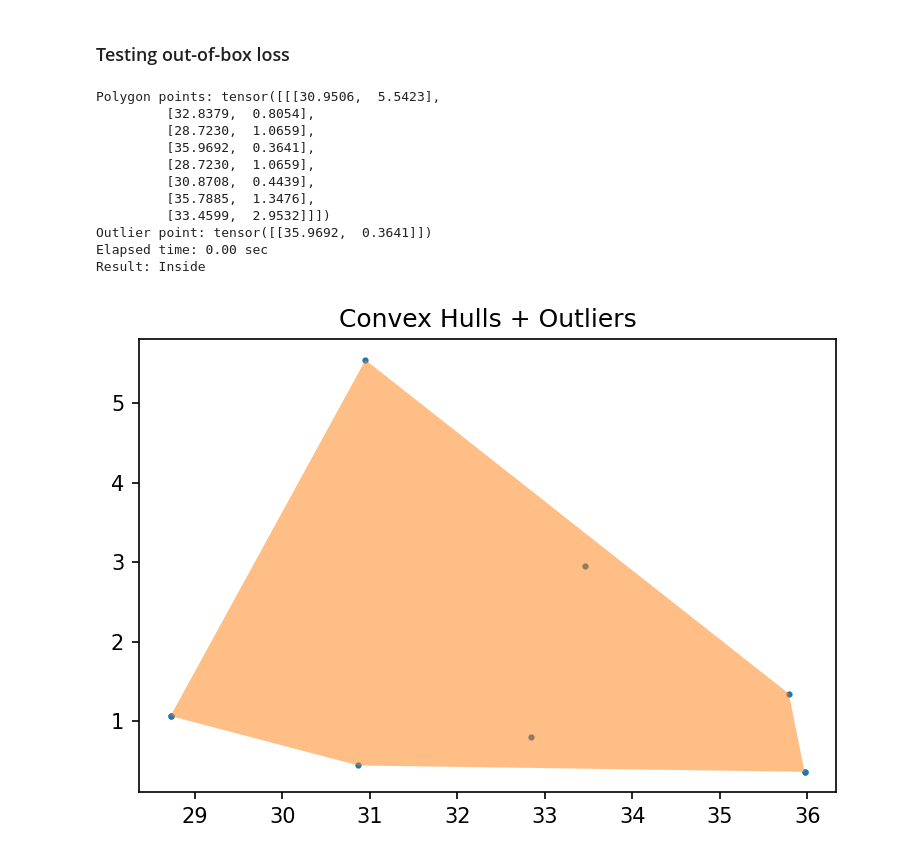
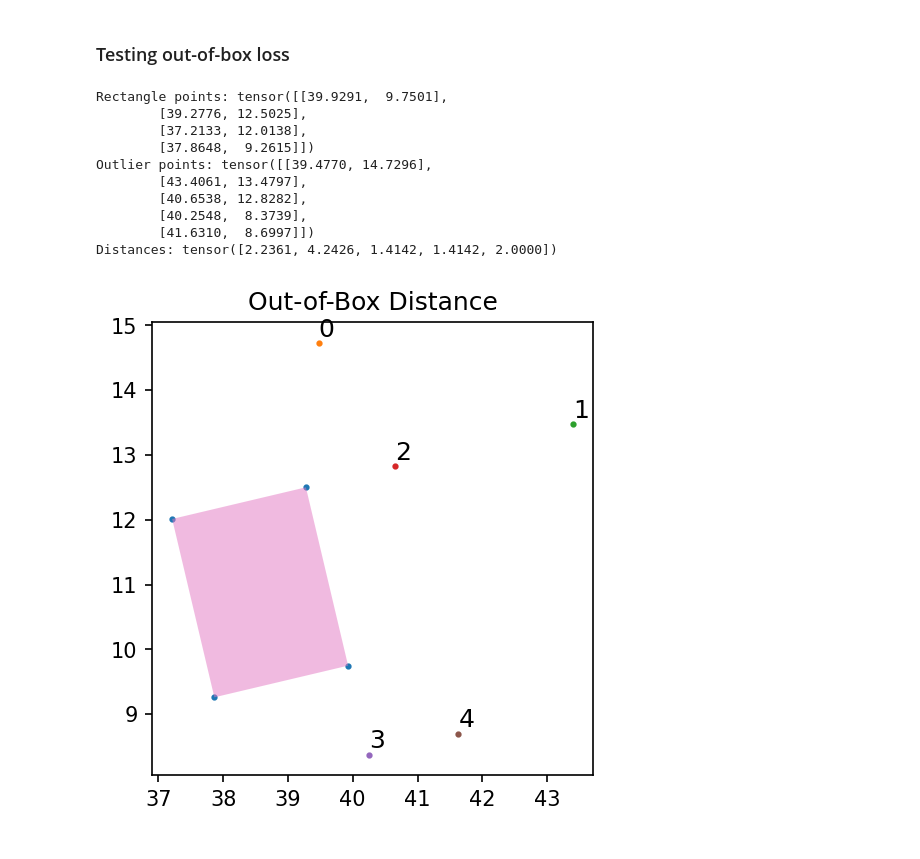
Before and after one commit to Lin-Sinorodin/OrientedBoundingBox, a Jupyter notebook: notebooks/bbox.ipynb, the cells around one changed output. Cells and saved outputs as stored; diff of their text form; code cells hidden in the pictures.

Commit message:
Test out-of-box distance function

```diff
--- a/notebooks/bbox.ipynb
+++ b/notebooks/bbox.ipynb
@@ -113,45 +113,40 @@ Minimal bounding rectangle shape: torch.Size([40, 4, 2])
 ### Testing out-of-box loss
 # %%
 N = 1
-B = 8
+B = 5
 
-clusters = gen_random_clusters(num_clusters=N, points_per_cluster=B+1, im_dim=(40, 40), cluster_dim=(10, 10))
-poly, points = clusters[..., :-1, :], clusters[..., -1, :]
-hull, sizes = convex_hull(poly)
+clusters = gen_random_clusters(num_clusters=N, points_per_cluster=B+4, im_dim=(40, 40), cluster_dim=(10, 10))
+polys, points = clusters[..., :4, :], clusters[..., 4:, :]
+rects = min_area_rect(polys).squeeze()
+points = points.squeeze()
+distances = torch.sqrt(out_of_box_distance(points, rects))
 
-print(f'Polygon points: {poly}')
-print(f'Outlier point: {points}')
-
-t0 = time.process_time()
-inside_polygon = is_inside_polygon(hull, sizes, points)
-t1 = time.process_time()
-dt = t1 - t0
-
-print(f'Elapsed time: {dt:.2f} sec')
-
-print(f"Result: {'Inside' if inside_polygon else 'Outside'}")
+print(f'Rectangle points: {rects}')
+print(f'Outlier points: {points}')
+print(f'Distances: {distances}')
 
 fig = plt.figure(figsize=(6, 4), dpi=150)
 ax = fig.add_subplot(1, 1, 1)
 
-for cluster in clusters:
-    sc = ax.scatter(cluster[:, 0], cluster[:, 1], s=4)
+ax.scatter(rects[:, 0], rects[:, 1], s=4)
+for i in range(B):
+    ax.scatter(points[i, 0], points[i, 1], s=4)
+    ax.text(points[i, 0], points[i, 1] + 0.1, i, fontsize=12)
+ax.fill(rects[:, 0], rects[:, 1], alpha=0.5)
 
-for p, size in zip(hull, sizes):
-    ax.fill(p[:size, 0], p[:size, 1], alpha=0.5)
+ax.set_aspect('equal', 'box')
 
-plt.title('Convex Hulls + Outliers')
+plt.title('Out-of-Box Distance')
 plt.show()
 # %% [output]
-Polygon points: tensor([[[30.9506,  5.5423],
-         [32.8379,  0.8054],
-         [28.7230,  1.0659],
-         [35.9692,  0.3641],
-         [28.7230,  1.0659],
-         [30.8708,  0.4439],
-         [35.7885,  1.3476],
-         [33.4599,  2.9532]]])
-Outlier point: tensor([[35.9692,  0.3641]])
-Elapsed time: 0.00 sec
-Result: Inside
+Rectangle points: tensor([[39.9291,  9.7501],
+        [39.2776, 12.5025],
+        [37.2133, 12.0138],
+        [37.8648,  9.2615]])
+Outlier points: tensor([[39.4770, 14.7296],
+        [43.4061, 13.4797],
+        [40.6538, 12.8282],
+        [40.2548,  8.3739],
+        [41.6310,  8.6997]])
+Distances: tensor([2.2361, 4.2426, 1.4142, 1.4142, 2.0000])
-[figure, old version]
+[figure, new version]
```
Also changed, not shown: parts of 2 cells of this notebook.
